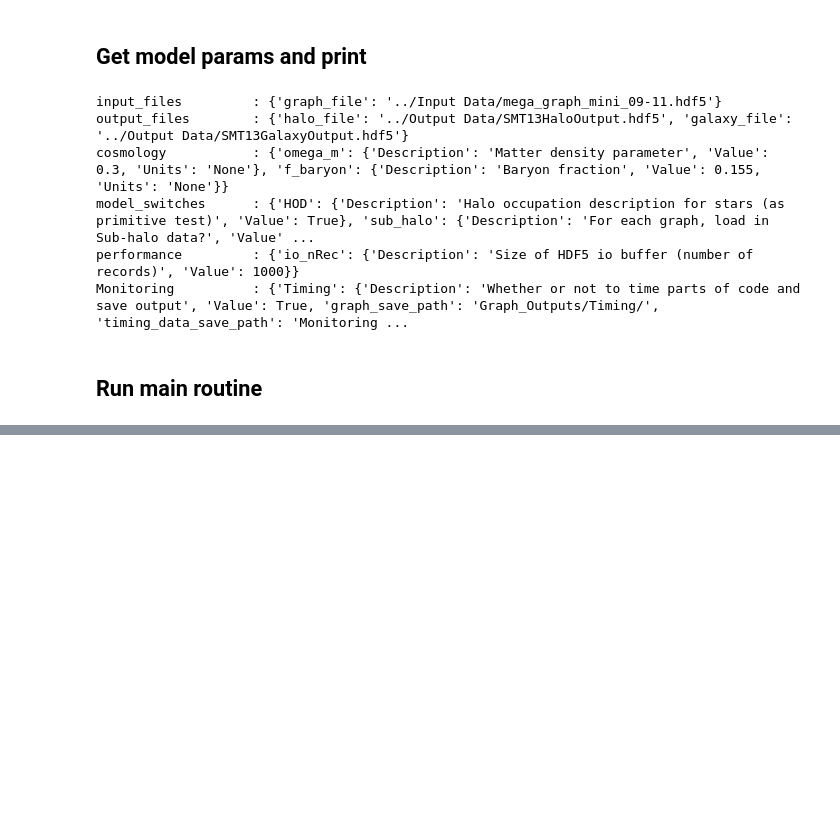
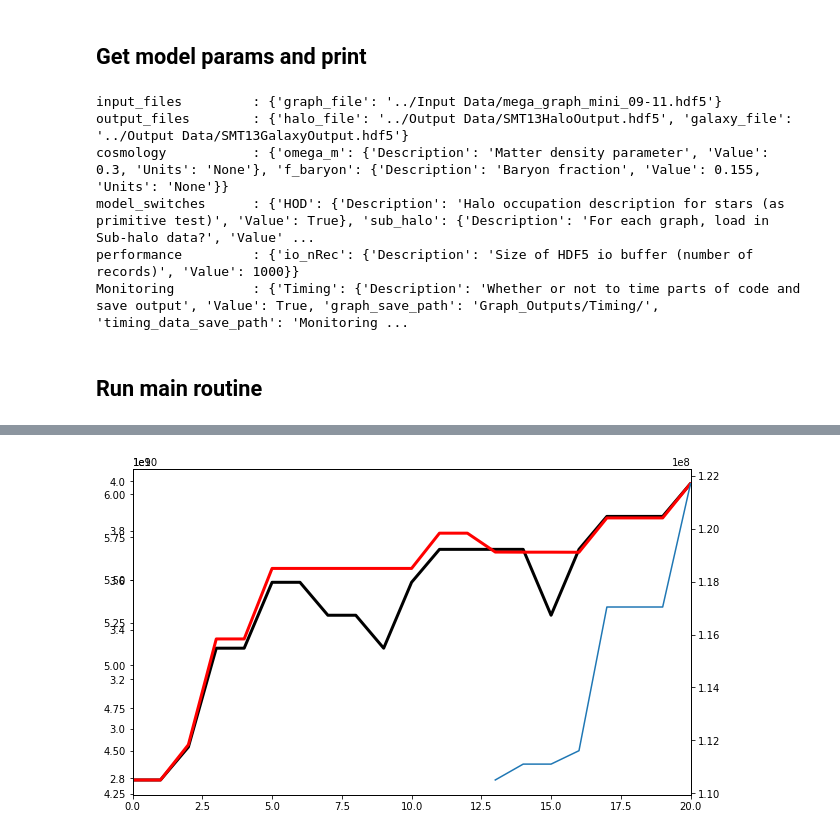
Before and after one commit to AnBowell/Final-Year-Project-py-galaxies, a Jupyter notebook: Star Inheritance .ipynb, the cells around one changed output, grey strips where cells are left out. Drawn from its saved outputs; the diff is of its cells as text; code cells hidden in the pictures; blank space fills up the shorter version.

```diff
--- a/Star Inheritance .ipynb
+++ b/Star Inheritance .ipynb
@@ -31,8 +31,6 @@ Monitoring          : {'Timing': {'Description': 'Whether or not to time parts o
 # %%
 # Open the input HDF5 file containing graph groups and create an output file.
 HDF_properties = HDF_graph_properties.HDFProperties(model_params)
-
-
 
 start_time = time.time()
 
@@ -89,19 +87,19 @@ for graph_ID in range(0,HDF_properties.no_of_graphs)[:]:
             halo.calc_halo_attrs_descend(HDF_properties.part_mass, array_of_halo_properties,
                                          HDF_properties.halo_descend_attrs)
 
+
+
+            halo.calc_subhalo_attrs_descend(graph_properties, HDF_properties, array_of_halo_properties)
+
+            halo.add_halo_baryon_mass_then_topup(HDF_properties)
+
             halo.set_baryon_fraction(array_of_halo_properties, model_params.f_baryon)
 
 
-            halo.collect_galaxy_prog_info(graph_properties, HDF_properties, array_of_halo_properties)
 
 
-            halo.add_baryon_mass()
+            halo.add_stellar_mass() # Adds on Berhoozi
 
-
-            #halo.add_stellar_mass() # Adds on Berhoozi top up
-
-
-            halo.calculate_infall(model_params.f_baryon)
 
             halo.done = True
 
@@ -225,0 +155,29 @@ plot_halos.generate_plots()
+# %%
+hot_gass = []
+dm_mass = []
+stellar_mass = []
+prog_mass = []
+for i in range(0,23):
+    hot_gass.append(vars(array_of_halo_properties[i])['hot_gas'])
+    dm_mass.append(vars(array_of_halo_properties[i])['mass'])
+    prog_mass.append(vars(array_of_halo_properties[i])['mass_from_progenitors'])
+    stellar_mass.append(vars(array_of_halo_properties[i])['sub_halo_attrs']['stellar_mass'])
+
+
+fig, ax1 = plt.subplots(figsize = (10, 6))
+
+ax1.plot(dm_mass,color = 'black', lw = 3)
+ax2 = ax1.twinx()
+
+
+ax2.plot(hot_gass, color = 'red', lw = 3)
+
+ax3 = ax2.twinx()
+stellar_mass = [i for i in stellar_mass if len(i) == 1]
+
+ax3.plot(np.arange(0,len(stellar_mass),1) + 13,stellar_mass)
+plt.xlim(0,20)
+
+plt.show()
+# %% [output]
+[figure, added]
```
Also changed, not shown: parts of 8 cells of this notebook, 7 other files.
